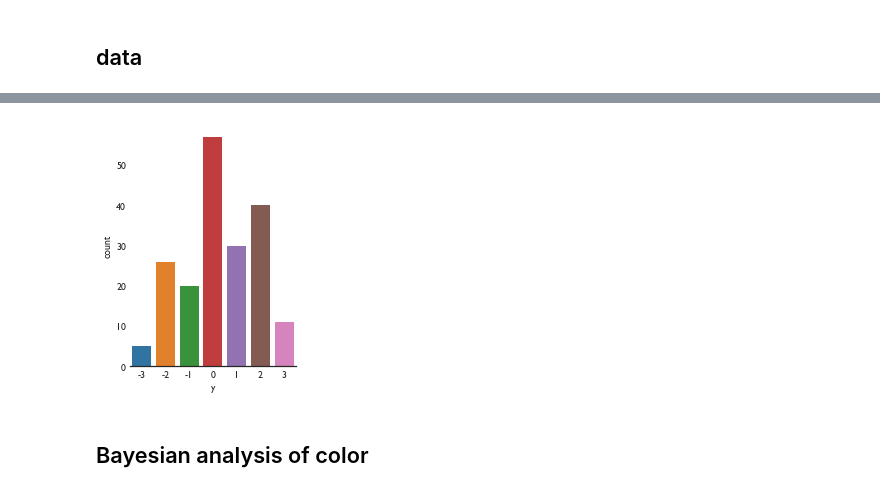
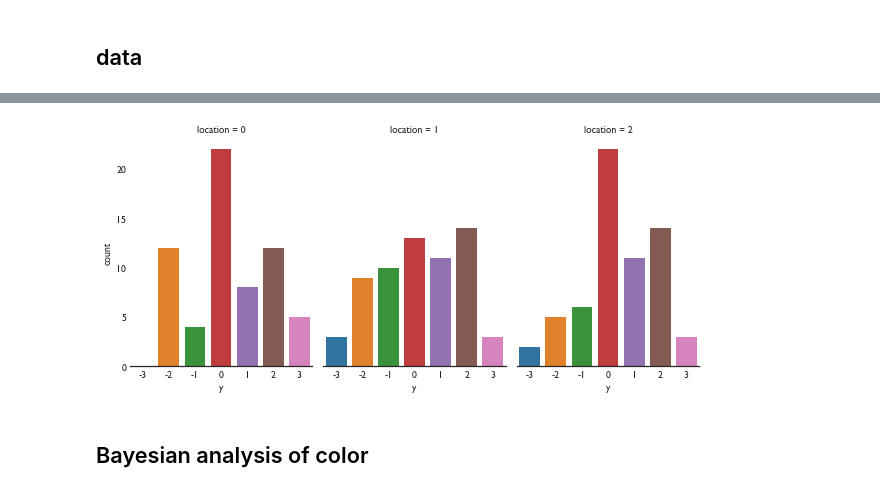
Before and after one commit to CrowdDynamicsLab/ComicPersuasion, a Jupyter notebook: Paper Draft/LaTeX/hari-code/ordinal prediction.ipynb, the cells around one changed output, grey strips where cells are left out. Saved outputs shown, nothing was run; the diff lists cells and outputs as text; code cells hidden in the pictures.

```diff
--- a/Paper Draft/LaTeX/hari-code/ordinal prediction.ipynb
+++ b/Paper Draft/LaTeX/hari-code/ordinal prediction.ipynb
@@ -447,17 +426,17 @@ df_color.columns = ['color', 'location', 'condition', 'y']
 # %%
 g_color = sb.factorplot(
     x="y",
 #     hue="condition",
-#     col="condition",
+    col="location",
 #     row="location",
     data=df_color,
     kind="count",
     size=4,
     aspect=0.7)
 g_color.despine(left=True)
 g_color.savefig("effects_of_color.pdf")
 # %% [output]
-[figure, old version]
+[figure, new version]
 # %% [markdown]
 ## Bayesian analysis of color
 # %%
```
Also changed, not shown: parts of 19 cells of this notebook, 3 other files.
